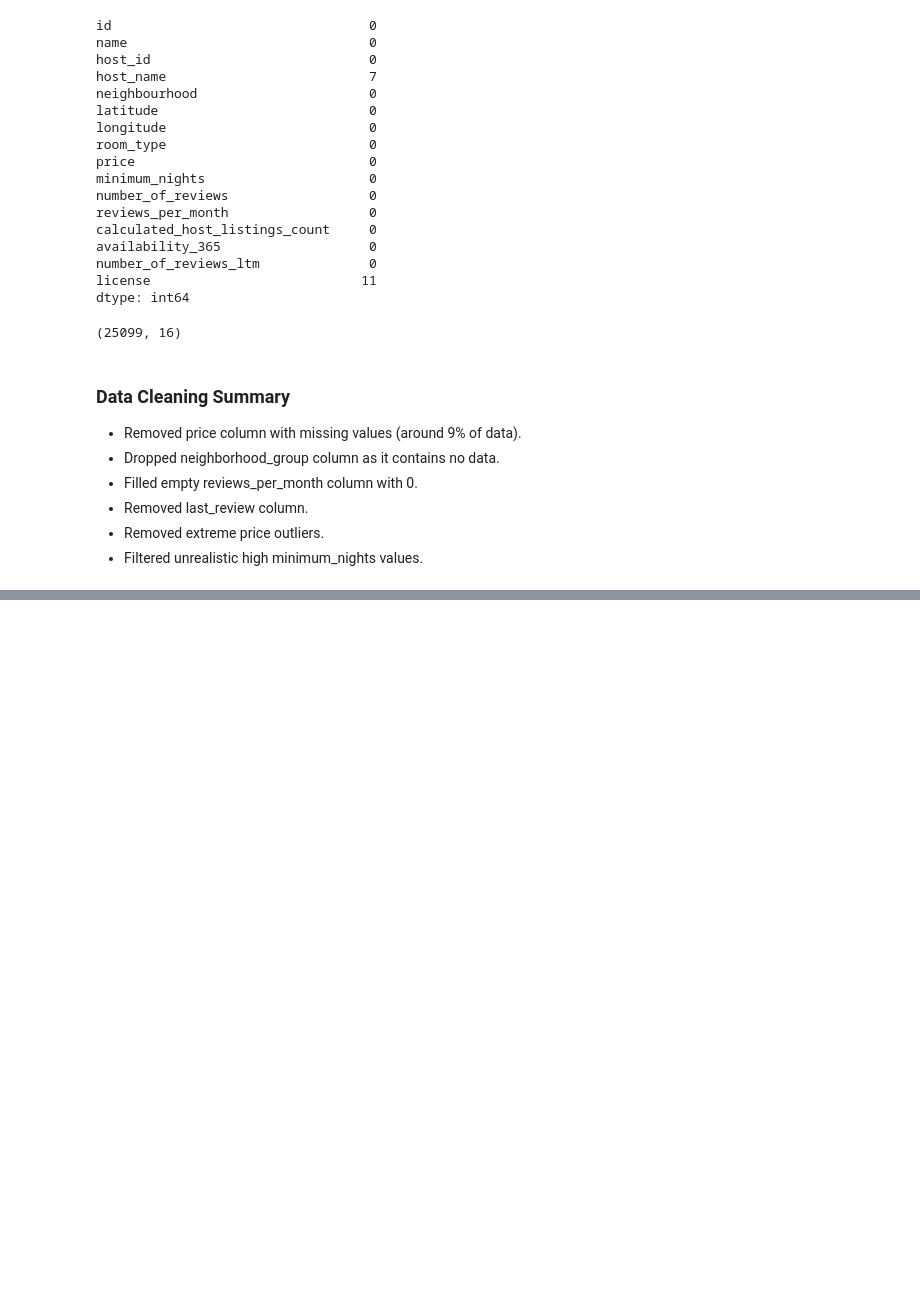
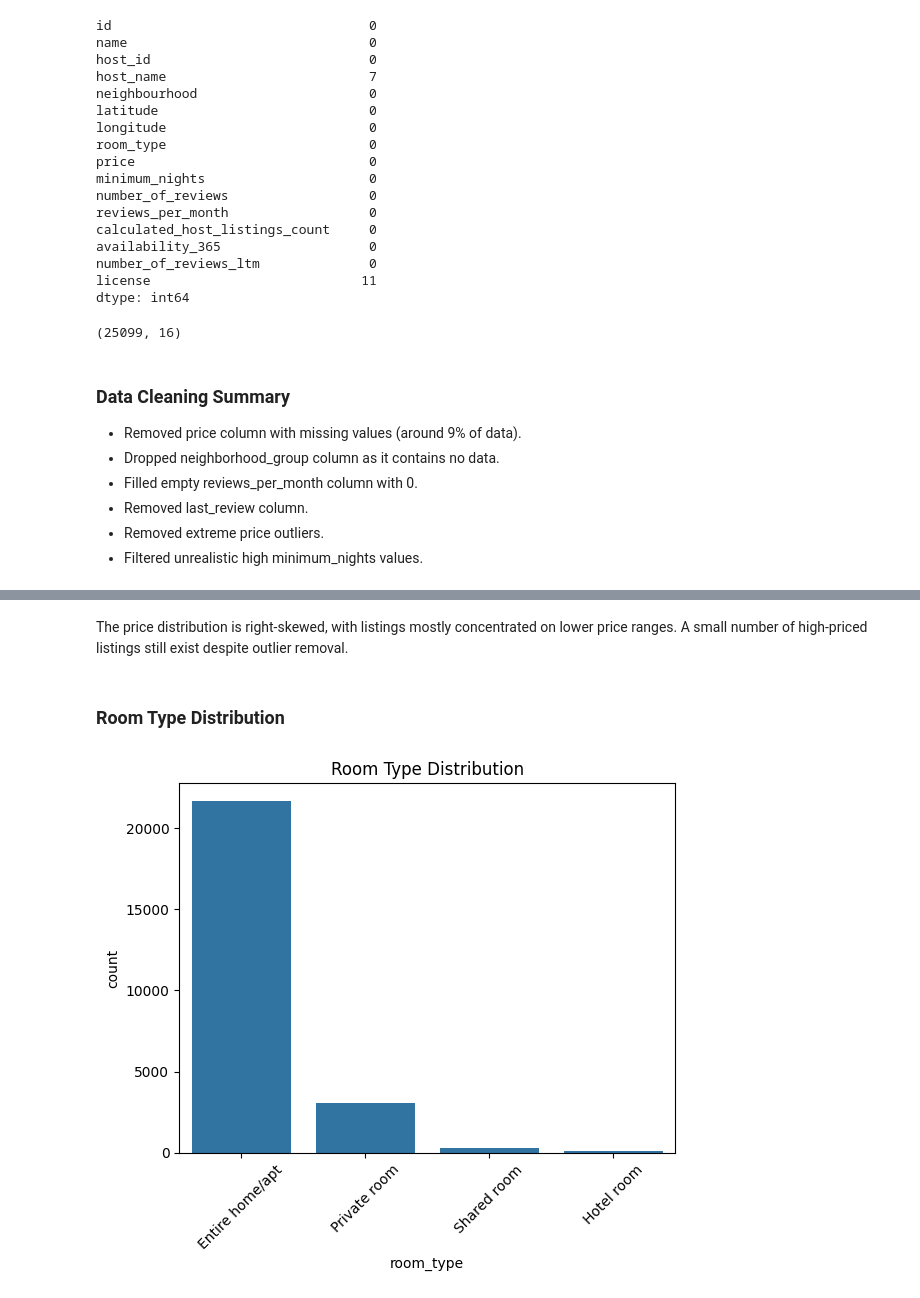
Before and after one commit to jasonandreasw/airbnb-eda, a Jupyter notebook: notebooks/airbnb_eda.ipynb, the cells around one changed output, grey strips where cells are left out. Cells and saved outputs as stored; diff of their text form; code cells hidden in the pictures; blank space fills up the shorter version.

```diff
--- a/notebooks/airbnb_eda.ipynb
+++ b/notebooks/airbnb_eda.ipynb
@@ -319,0 +359,11 @@ df_clean.shape
+# %% [markdown]
+The price distribution is right-skewed, with listings mostly concentrated on lower price ranges. A small number of high-priced listings still exist despite outlier removal.
+# %% [markdown]
+### Room Type Distribution
+# %%
+sns.countplot(x='room_type', data=df_clean)
+plt.title("Room Type Distribution")
+plt.xticks(rotation=45)
+plt.show()
+# %% [output]
+[figure, added]
```
Also changed, not shown: parts of 21 cells of this notebook.
